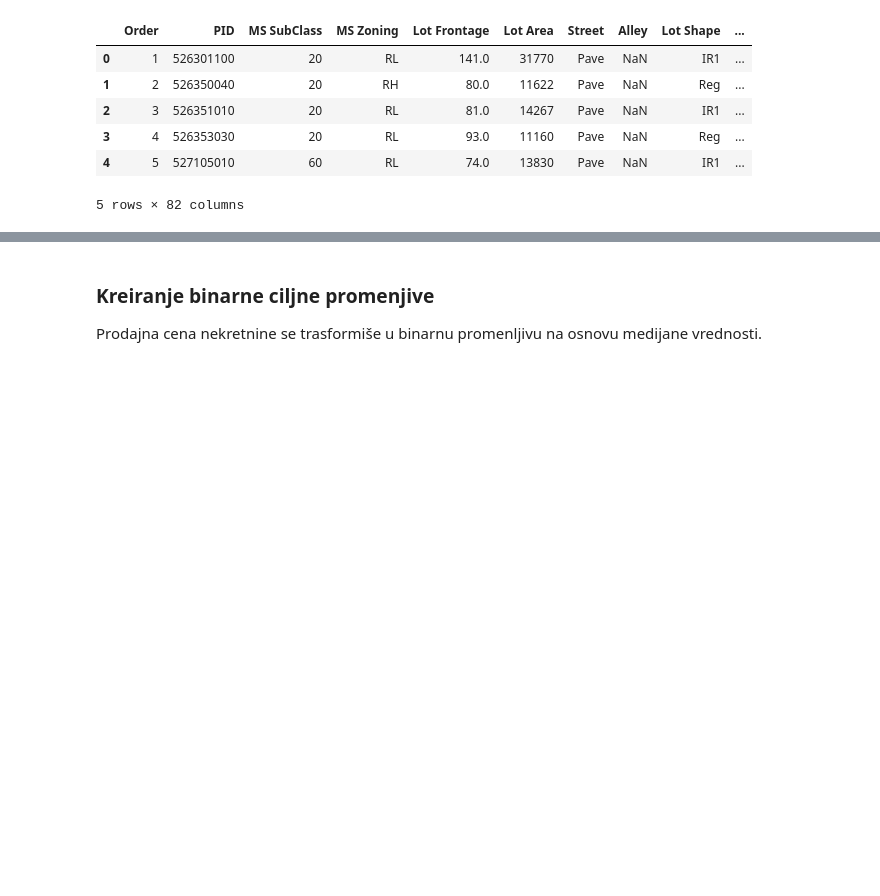
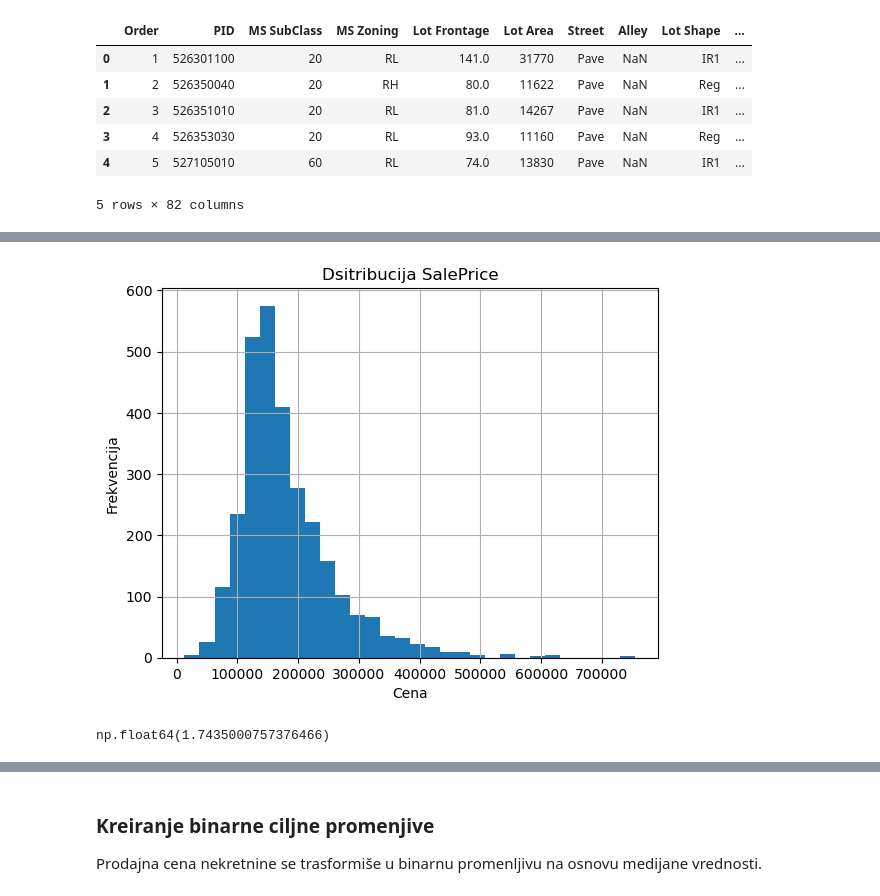
Before and after one commit to MarijaVidovic/Prikupljanje-i-predobrada-podataka-za-Masinsko-u-enje-, a Jupyter notebook: Prvi seminarski rad/PrviSeminarskiPrakticniDeo.ipynb, the cells around one changed output, grey strips where cells are left out. Cells and saved outputs as stored; diff of their text form; code cells hidden in the pictures; blank space fills up the shorter version.

```diff
--- a/Prvi seminarski rad/PrviSeminarskiPrakticniDeo.ipynb
+++ b/Prvi seminarski rad/PrviSeminarskiPrakticniDeo.ipynb
@@ -37,0 +94,14 @@ memory usage: 1.8+ MB
+# %%
+#distrubucija SalePrice
+import matplotlib.pyplot as plt
+df["SalePrice"].hist(bins = 30)
+plt.title("Dsitribucija SalePrice")
+plt.xlabel("Cena")
+plt.ylabel("Frekvencija")
+plt.show()
+# %% [output]
+[figure, added]
+# %%
+df["SalePrice"].skew() #dodatno ptvrđuje desnu zakošenost distribucije
+# %% [output]
+np.float64(1.7435000757376466)
```
Also changed, not shown: parts of 6 cells of this notebook, 1 other file.
